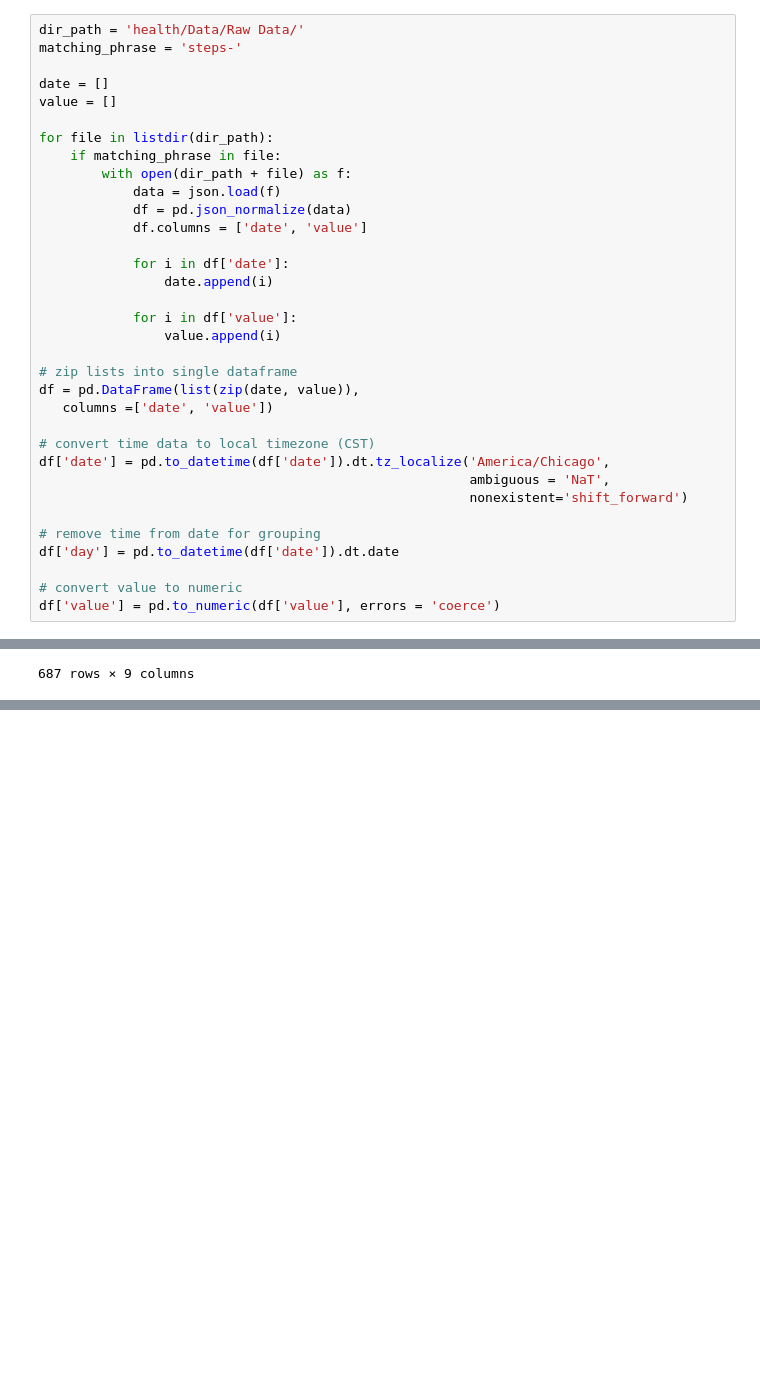
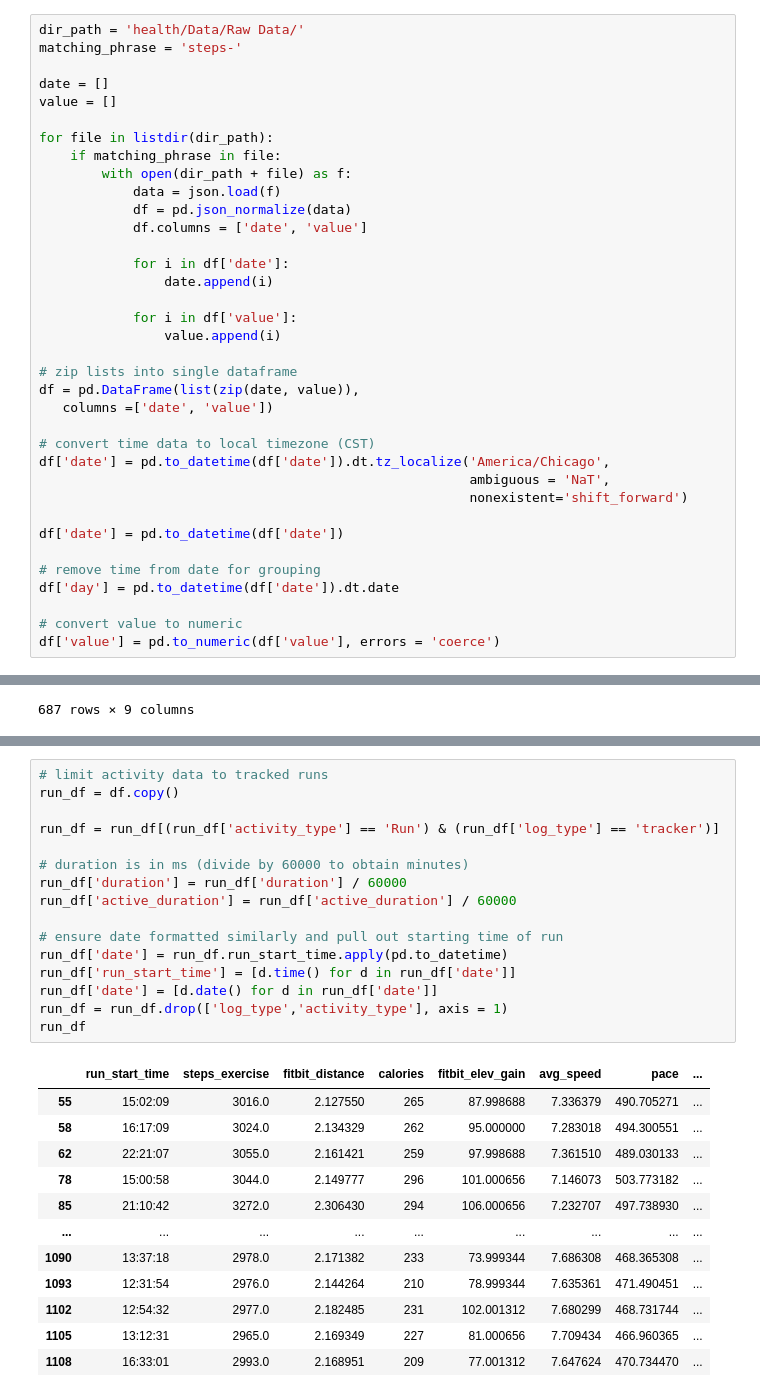
Before and after one commit to dhutexas/health, a Jupyter notebook: Data Mining and Processing/fitbit_health_json_to_tidy.ipynb, the cells around one changed output, grey strips where cells are left out. Saved outputs shown, nothing was run; the diff lists cells and outputs as text; blank space fills up the shorter version.

Commit message:
new data and methods

```diff
--- a/Data Mining and Processing/fitbit_health_json_to_tidy.ipynb
+++ b/Data Mining and Processing/fitbit_health_json_to_tidy.ipynb
@@ -46,6 +48,8 @@ df['date'] = pd.to_datetime(df['date']).dt.tz_localize('America/Chicago',
                                                        ambiguous = 'NaT',
                                                        nonexistent='shift_forward')
 
+df['date'] = pd.to_datetime(df['date'])
+
 # remove time from date for grouping
 df['day'] = pd.to_datetime(df['date']).dt.date
 
@@ -220,0 +290,29 @@ fitbit_df.to_csv('fitbit_clean.csv', index=True)
+# %%
+# limit activity data to tracked runs
+run_df = df.copy()
+
+run_df = run_df[(run_df['activity_type'] == 'Run') & (run_df['log_type'] == 'tracker')]
+
+# duration is in ms (divide by 60000 to obtain minutes)
+run_df['duration'] = run_df['duration'] / 60000
+run_df['active_duration'] = run_df['active_duration'] / 60000
+
+# ensure date formatted similarly and pull out starting time of run
+run_df['date'] = run_df.run_start_time.apply(pd.to_datetime)
+run_df['run_start_time'] = [d.time() for d in run_df['date']]
+run_df['date'] = [d.date() for d in run_df['date']]
+run_df = run_df.drop(['log_type','activity_type'], axis = 1)
+run_df
+# %% [output]
+|  | run_start_time | steps_exercise | fitbit_distance | calories | fitbit_elev_gain | avg_speed | pace | ... |
+| 55 | 15:02:09 | 3016.0 | 2.127550 | 265 | 87.998688 | 7.336379 | 490.705271 | ... |
+| 58 | 16:17:09 | 3024.0 | 2.134329 | 262 | 95.000000 | 7.283018 | 494.300551 | ... |
+| 62 | 22:21:07 | 3055.0 | 2.161421 | 259 | 97.998688 | 7.361510 | 489.030133 | ... |
+| 78 | 15:00:58 | 3044.0 | 2.149777 | 296 | 101.000656 | 7.146073 | 503.773182 | ... |
+| 85 | 21:10:42 | 3272.0 | 2.306430 | 294 | 106.000656 | 7.232707 | 497.738930 | ... |
+| ... | ... | ... | ... | ... | ... | ... | ... | ... |
+| 1090 | 13:37:18 | 2978.0 | 2.171382 | 233 | 73.999344 | 7.686308 | 468.365308 | ... |
+| 1093 | 12:31:54 | 2976.0 | 2.144264 | 210 | 78.999344 | 7.635361 | 471.490451 | ... |
+| 1102 | 12:54:32 | 2977.0 | 2.182485 | 231 | 102.001312 | 7.680299 | 468.731744 | ... |
+| 1105 | 13:12:31 | 2965.0 | 2.169349 | 227 | 81.000656 | 7.709434 | 466.960365 | ... |
+| 1108 | 16:33:01 | 2993.0 | 2.168951 | 209 | 77.001312 | 7.647624 | 470.734470 | ... |
```
Also changed, not shown: parts of 8 cells of this notebook, 5 other files.
